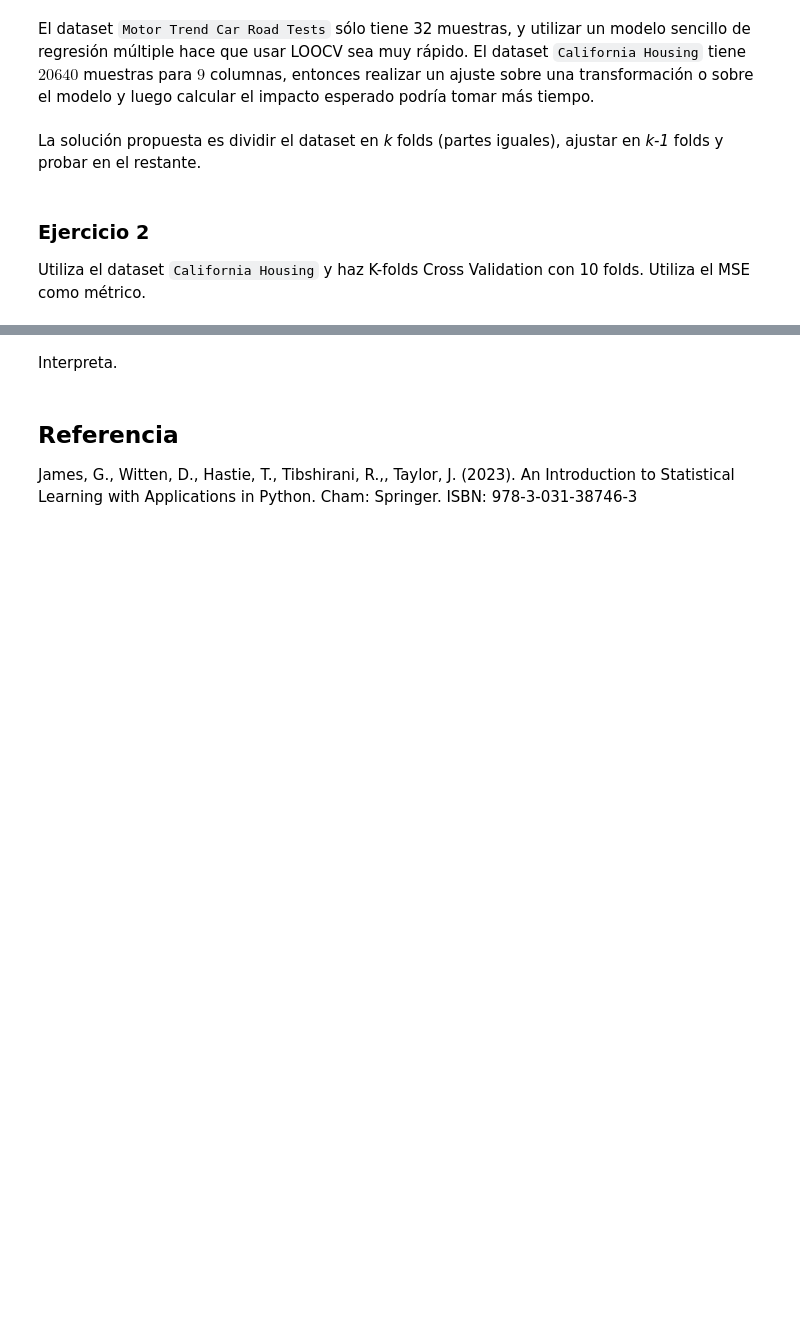
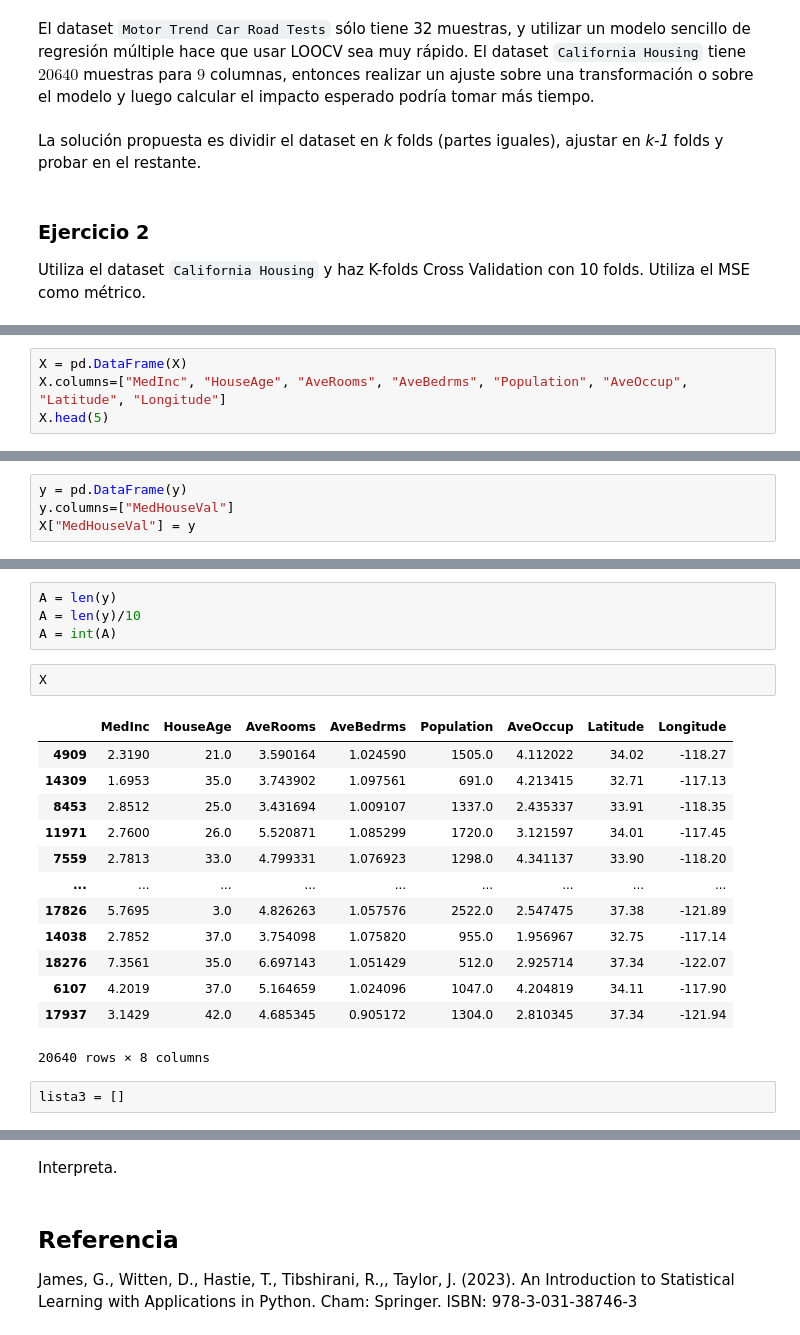
Before and after one commit to DanielaCamila/Laboratorio-de-Estad-stica, a Jupyter notebook: Lab - R5.ipynb, the cells around one changed output, grey strips where cells are left out. Saved outputs shown, nothing was run; the diff lists cells and outputs as text; blank space fills up the shorter version.

```diff
--- a/Lab - R5.ipynb
+++ b/Lab - R5.ipynb
@@ -120,0 +137,4 @@ y = housing.target
+# %%
+X = pd.DataFrame(X)
+X.columns=["MedInc", "HouseAge", "AveRooms", "AveBedrms", "Population", "AveOccup", "Latitude", "Longitude"]
+X.head(5)
@@ -120,0 +148,4 @@ y = housing.target
+# %%
+y = pd.DataFrame(y)
+y.columns=["MedHouseVal"]
+X["MedHouseVal"] = y
@@ -120,0 +175,22 @@ y = housing.target
+# %%
+A = len(y)
+A = len(y)/10
+A = int(A)
+# %%
+X
+# %% [output]
+|  | MedInc | HouseAge | AveRooms | AveBedrms | Population | AveOccup | Latitude | Longitude |
+| 4909 | 2.3190 | 21.0 | 3.590164 | 1.024590 | 1505.0 | 4.112022 | 34.02 | -118.27 |
+| 14309 | 1.6953 | 35.0 | 3.743902 | 1.097561 | 691.0 | 4.213415 | 32.71 | -117.13 |
+| 8453 | 2.8512 | 25.0 | 3.431694 | 1.009107 | 1337.0 | 2.435337 | 33.91 | -118.35 |
+| 11971 | 2.7600 | 26.0 | 5.520871 | 1.085299 | 1720.0 | 3.121597 | 34.01 | -117.45 |
+| 7559 | 2.7813 | 33.0 | 4.799331 | 1.076923 | 1298.0 | 4.341137 | 33.90 | -118.20 |
+| ... | ... | ... | ... | ... | ... | ... | ... | ... |
+| 17826 | 5.7695 | 3.0 | 4.826263 | 1.057576 | 2522.0 | 2.547475 | 37.38 | -121.89 |
+| 14038 | 2.7852 | 37.0 | 3.754098 | 1.075820 | 955.0 | 1.956967 | 32.75 | -117.14 |
+| 18276 | 7.3561 | 35.0 | 6.697143 | 1.051429 | 512.0 | 2.925714 | 37.34 | -122.07 |
+| 6107 | 4.2019 | 37.0 | 5.164659 | 1.024096 | 1047.0 | 4.204819 | 34.11 | -117.90 |
+| 17937 | 3.1429 | 42.0 | 4.685345 | 0.905172 | 1304.0 | 2.810345 | 37.34 | -121.94 |
+20640 rows × 8 columns
+# %%
+lista3 = []
```
Also changed, not shown: parts of 24 cells of this notebook.
